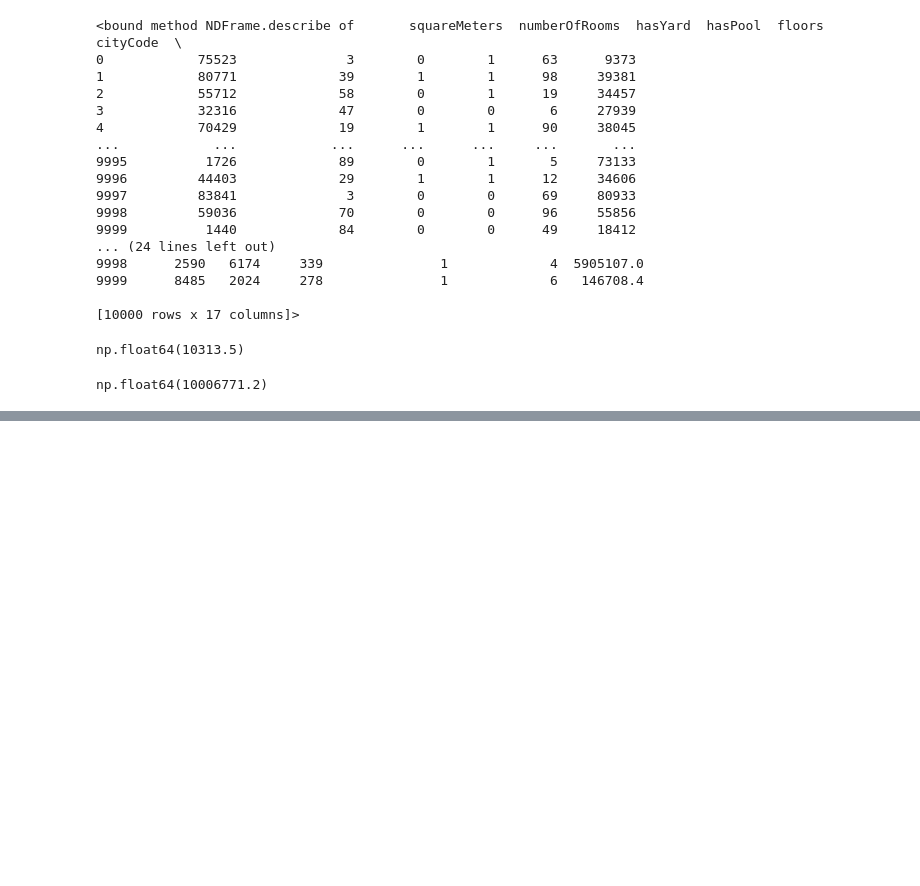
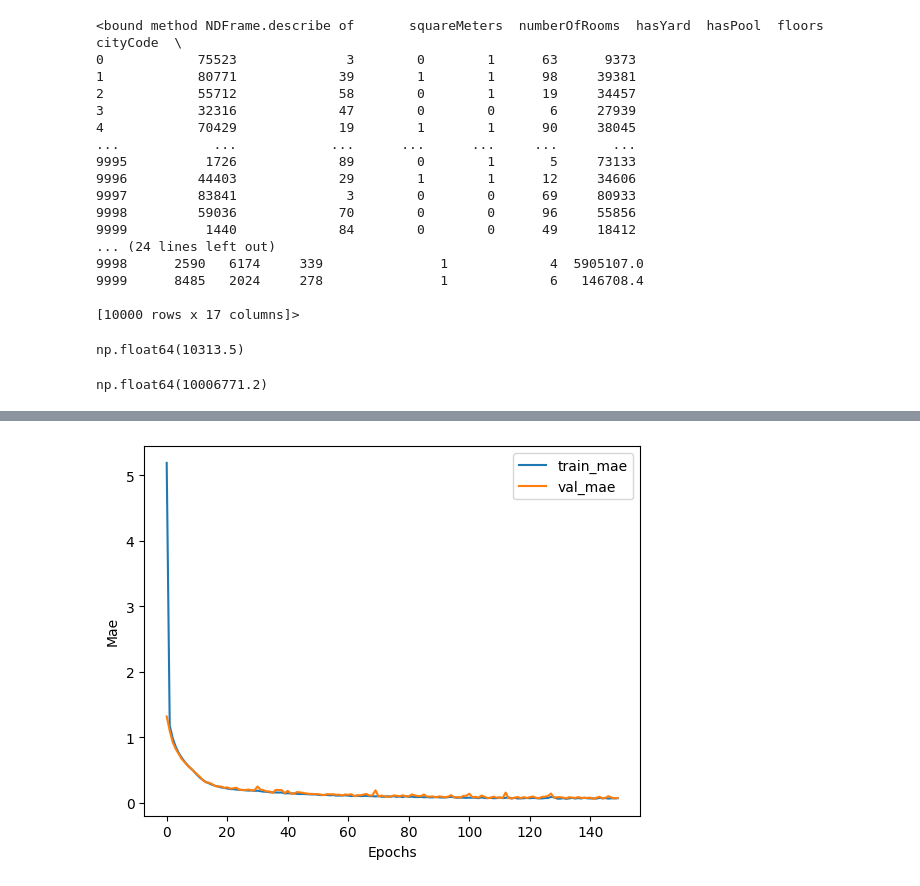
Before and after one commit to IsaakClarke/tms, a Jupyter notebook: lesson-9/task_class.ipynb, the cells around one changed output, grey strips where cells are left out. Drawn from its saved outputs; the diff is of its cells as text; code cells hidden in the pictures; blank space fills up the shorter version.

```diff
--- a/lesson-9/task_class.ipynb
+++ b/lesson-9/task_class.ipynb
@@ -182,0 +196,9 @@ Epoch 150/150
+# %%
+plt.plot(hist['mae'], label='train_mae')
+plt.plot(hist['val_mae'], label='val_mae')
+plt.xlabel('Epochs')
+plt.ylabel('Mae')
+plt.legend()
+plt.show()
+# %% [output]
+[figure, added]
```
Also changed, not shown: parts of 2 cells of this notebook.
